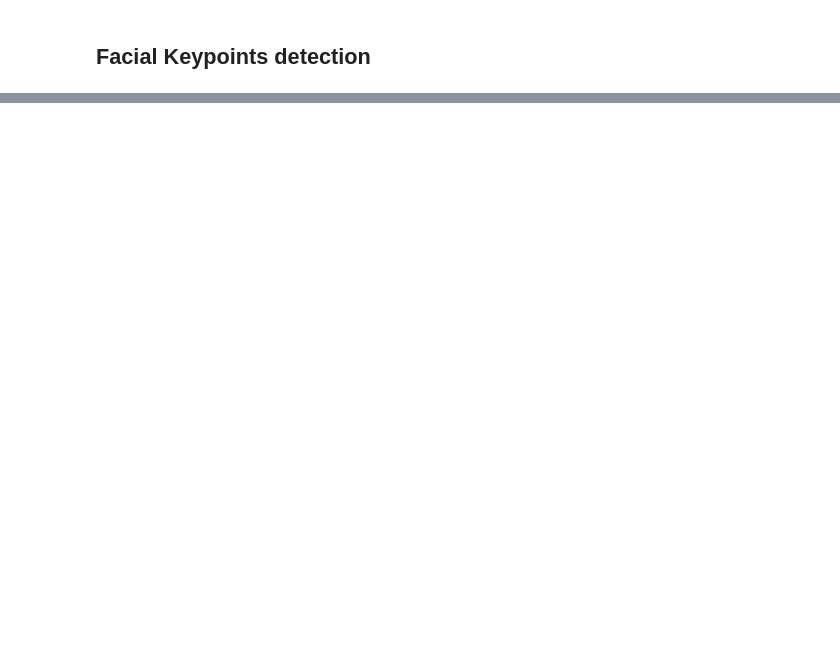
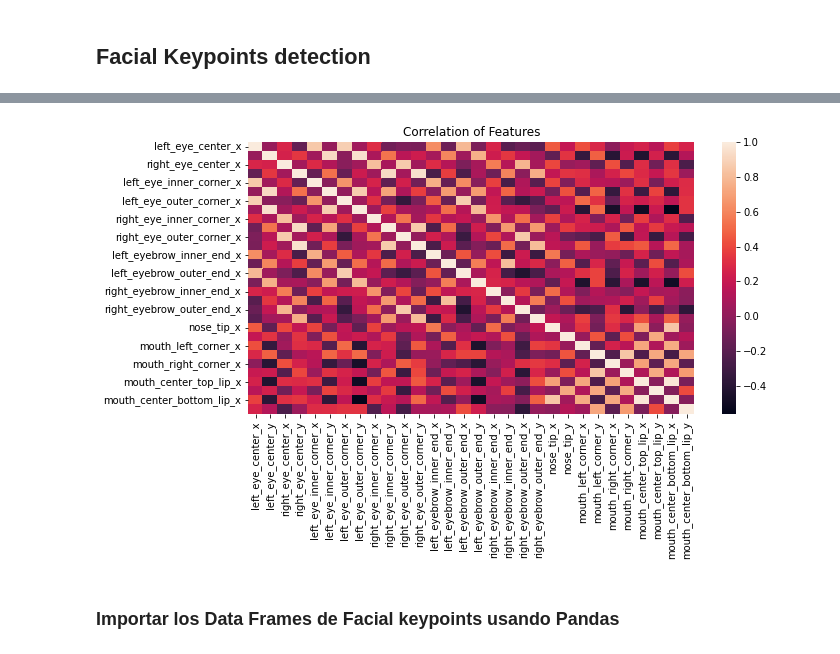
Before and after one commit to aenoboa1/Draft_ML_EmotionAPP, a Jupyter notebook: Main_Notebook.ipynb, the cells around one changed output, grey strips where cells are left out. Saved outputs shown, nothing was run; the diff lists cells and outputs as text; code cells hidden in the pictures; blank space fills up the shorter version.

```diff
--- a/Main_Notebook.ipynb
+++ b/Main_Notebook.ipynb
@@ -126,0 +146,4 @@ files.upload()
+# %%
+train_data = pd.read_csv('training.zip', compression='zip', header=0, sep=',', quotechar='"')
+test_data = pd.read_csv('test.zip', compression='zip', header=0, sep=',', quotechar='"')
+lookid_data = pd.read_csv('IdLookupTable.csv',header=0, sep=',', quotechar='"')
@@ -126,0 +179,9 @@ files.upload()
+# %%
+plt.figure(figsize =(10,5))
+sns.heatmap(train_data.corr())
+plt.title("Correlation of Features")
+plt.show()
+# %% [output]
+[figure, added]
+# %% [markdown]
+### Importar los Data Frames de Facial keypoints usando Pandas
```
Also changed, not shown: parts of 25 cells of this notebook.
